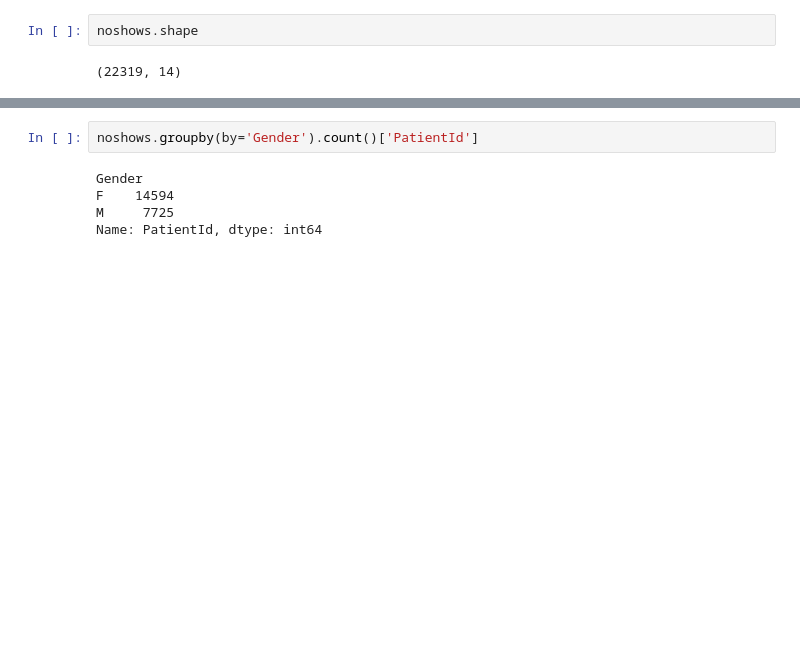
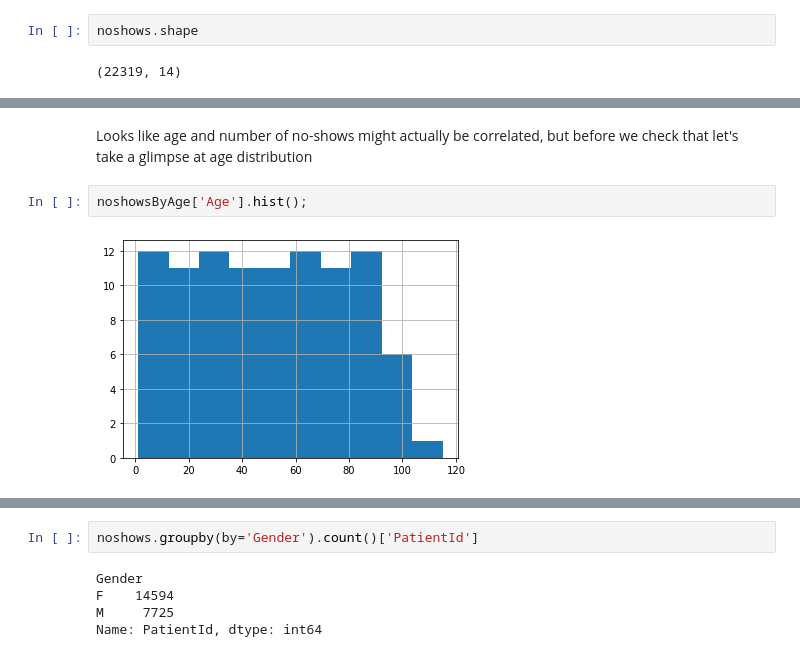
Before and after one commit to iamjakkie/No-show-analysis, a Jupyter notebook: No-show-analysis.ipynb, the cells around one changed output, grey strips where cells are left out. Drawn from its saved outputs; the diff is of its cells as text; blank space fills up the shorter version.

```diff
--- a/No-show-analysis.ipynb
+++ b/No-show-analysis.ipynb
@@ -266,0 +279,6 @@ noshows.shape
+# %% [markdown]
+Looks like age and number of no-shows might actually be correlated, but before we check that let's take a glimpse at age distribution
+# %%
+noshowsByAge['Age'].hist();
+# %% [output]
+[figure, added]
```
Also changed, not shown: parts of 9 cells of this notebook.
